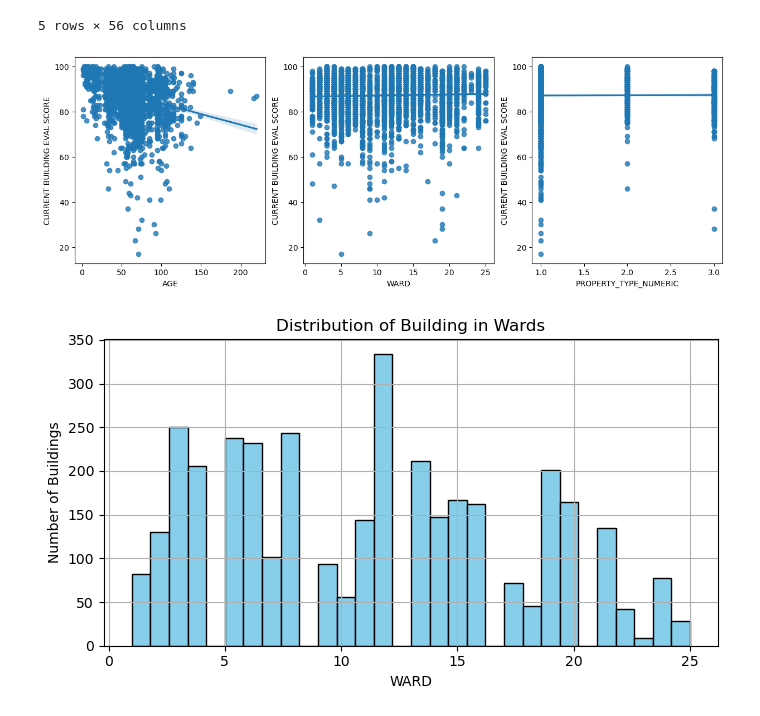
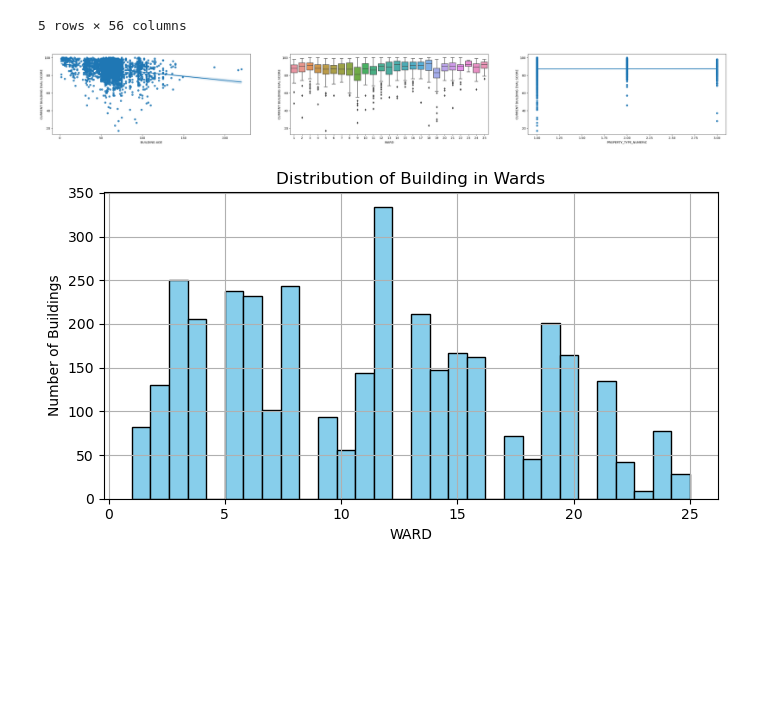
Before and after one commit to rodionol/DSStatsGroupProject, a Jupyter notebook: Term-Project-Group-1-vJN.ipynb, the cells around one changed output. Cells and saved outputs as stored; diff of their text form; code cells hidden in the pictures; blank space fills up the shorter version.

Commit message:
Updated plots and conclusion of the first hypothesis.

```diff
--- a/Term-Project-Group-1-vJN.ipynb
+++ b/Term-Project-Group-1-vJN.ipynb
@@ -86,8 +86,8 @@ apartmentEvalDf.drop(colsToDrop, axis=1, errors='ignore', inplace=True)
 from datetime import datetime
 current_year = datetime.now().year
 
-# Add a new column called 'age' (current year - year column)
-apartmentEvalDf['AGE'] = current_year - apartmentEvalDf['YEAR BUILT']
+# Add a new column called 'BUILDING AGE' (current year - year column)
+apartmentEvalDf['BUILDING AGE'] = current_year - apartmentEvalDf['YEAR BUILT']
 # %%
 apartmentEvalDf['PROPERTY_TYPE_NUMERIC'] = apartmentEvalDf['PROPERTY TYPE'].map({
     'PRIVATE': 1,
@@ -106,13 +106,14 @@ apartmentEvalDf.head(5)
 5 rows × 56 columns
 # %%
 fig, (ax1, ax2, ax3) = plt.subplots(ncols=3)
-fig.set_figwidth(15)
+fig.set_figwidth(40)
 
-ax1 = sns.regplot(x=apartmentEvalDf['AGE'], y=apartmentEvalDf['CURRENT BUILDING EVAL SCORE'], ax=ax1)
-ax2 = sns.regplot(x=apartmentEvalDf['WARD'], y=apartmentEvalDf['CURRENT BUILDING EVAL SCORE'], ax=ax2)
-ax3 = sns.regplot(x=apartmentEvalDf['PROPERTY_TYPE_NUMERIC'], y=apartmentEvalDf['CURRENT BUILDING EVAL SCORE'])
+ax1 = sns.regplot(x=apartmentEvalDf['BUILDING AGE'], y=apartmentEvalDf['CURRENT BUILDING EVAL SCORE'], ax=ax1)
+ax2 = sns.boxplot(x=apartmentEvalDf['WARD'], y=apartmentEvalDf['CURRENT BUILDING EVAL SCORE'], ax=ax2)
+ax3 = sns.regplot(x=apartmentEvalDf['PROPERTY_TYPE_NUMERIC'], y=apartmentEvalDf['CURRENT BUILDING EVAL SCORE'], ax=ax3)
+# ax4 = sns.regplot(x=apartmentEvalDf['CONFIRMED UNITS'], y=apartmentEvalDf['CURRENT BUILDING EVAL SCORE'])
 # %% [output]
-[figure, old version]
+[figure, new version]
 # %%
 plotDist(apartmentEvalDf['WARD'].dropna(), 'Distribution of Building in Wards', 'WARD', 'Number of Buildings')
 # %% [output]
```
Also changed, not shown: parts of 8 cells of this notebook.
